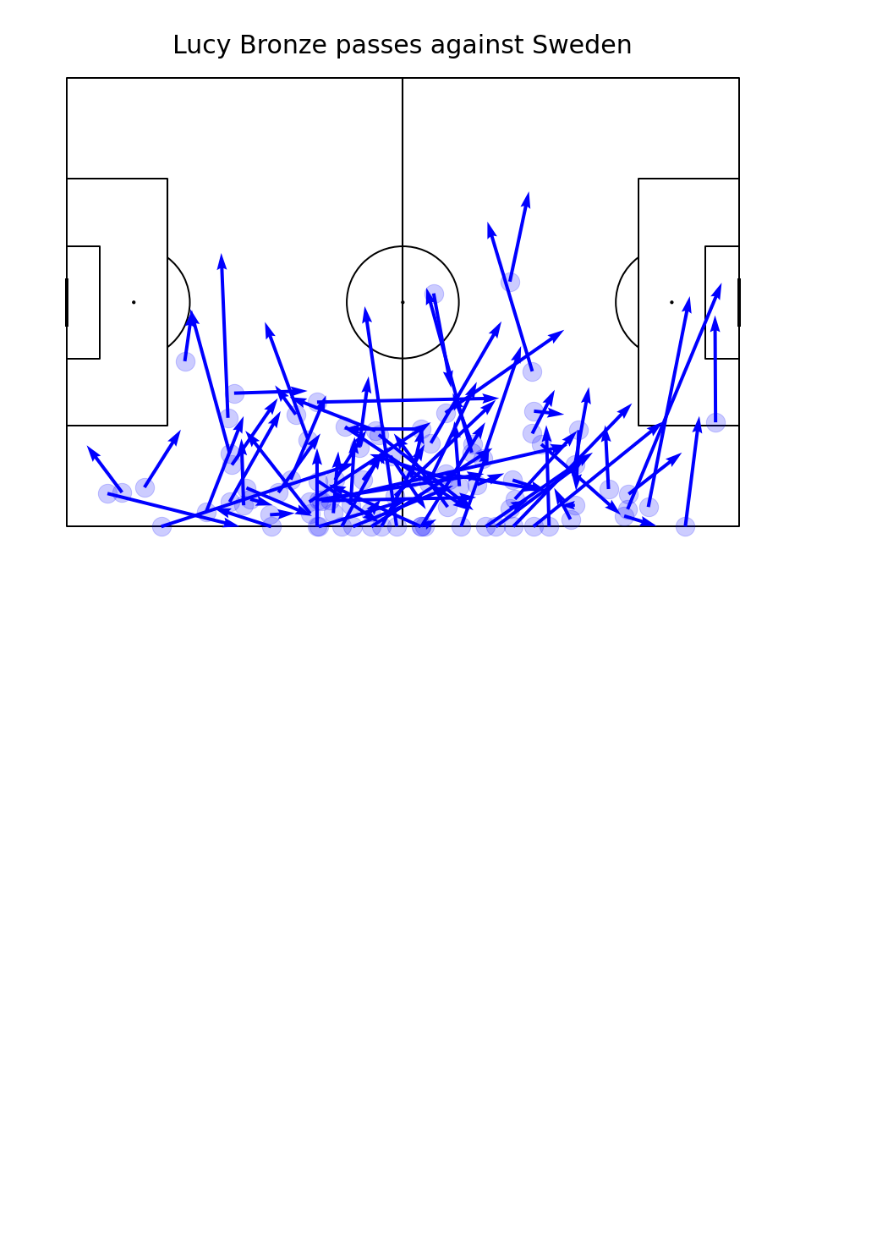
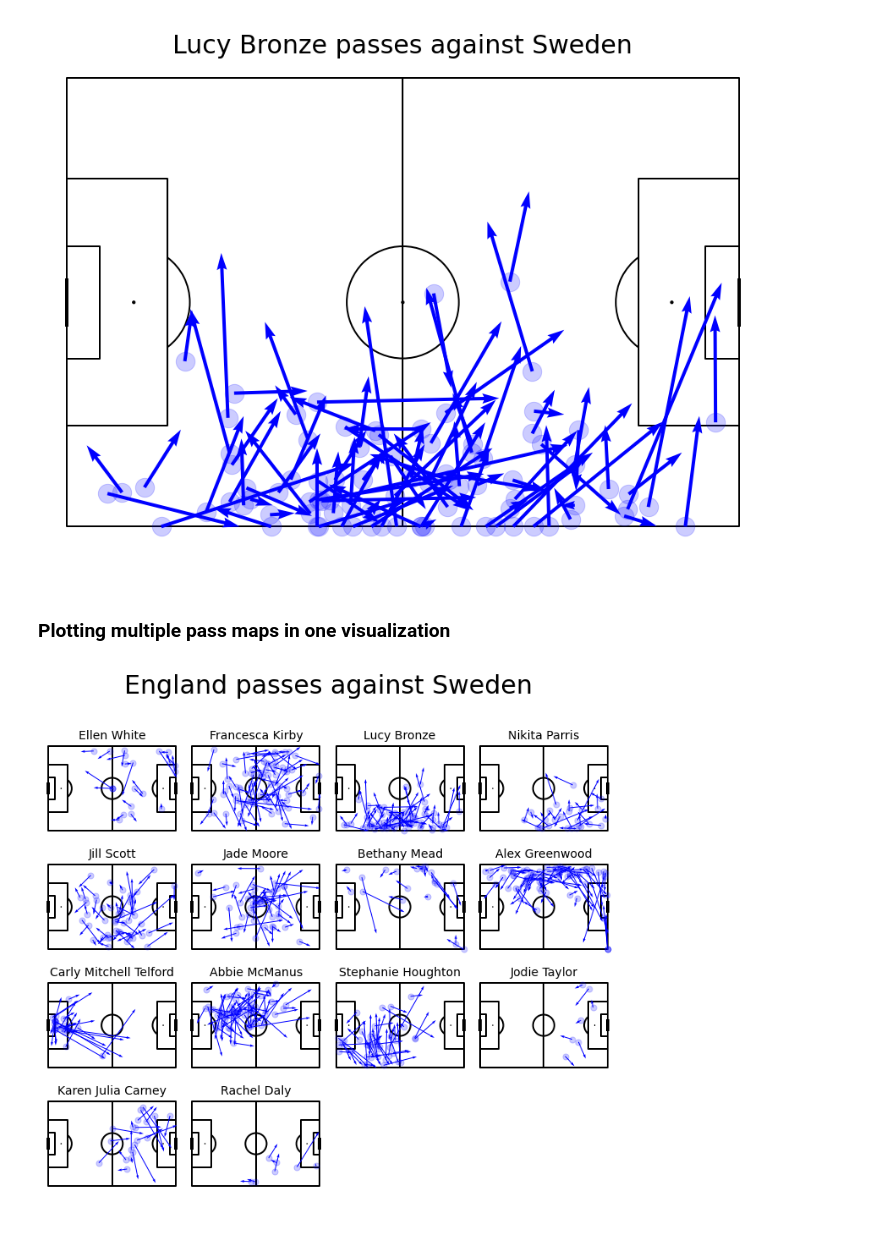
Before and after one commit to curtpond/soccermatics, a Jupyter notebook: passes/pass_plot.ipynb, the cells around one changed output. Cells and saved outputs as stored; diff of their text form; code cells hidden in the pictures; blank space fills up the shorter version.

Commit message:
Added visualization with multiple pass maps on one figure.

```diff
--- a/passes/pass_plot.ipynb
+++ b/passes/pass_plot.ipynb
@@ -107,3 +107,39 @@ fig.suptitle("Lucy Bronze passes against Sweden", fontsize = 30)
 plt.show()
 # %% [output]
 [figure]
+# %% [markdown]
+### Plotting multiple pass maps in one visualization
+# %%
+#prepare the dataframe of passes by England that were no-throw ins
+mask_england = (df.type_name == 'Pass') & (df.team_name == "England Women's") & (df.sub_type_name != "Throw-in")
+df_passes = df.loc[mask_england, ['x', 'y', 'end_x', 'end_y', 'player_name']]
+#get the list of all players who made a pass
+names = df_passes['player_name'].unique()
+
+#draw 4x4 pitches
+pitch = Pitch(line_color='black', pad_top=20)
+fig, axs = pitch.grid(ncols = 4, nrows = 4, grid_height=0.85, title_height=0.06, axis=False,
+                     endnote_height=0.04, title_space=0.04, endnote_space=0.01)
+
+#for each player
+for name, ax in zip(names, axs['pitch'].flat[:len(names)]):
+    #put player name over the plot
+    ax.text(60, -10, name,
+            ha='center', va='center', fontsize=14)
+    #take only passes by this player
+    player_df = df_passes.loc[df_passes["player_name"] == name]
+    #scatter
+    pitch.scatter(player_df.x, player_df.y, alpha = 0.2, s = 50, color = "blue", ax=ax)
+    #plot arrow
+    pitch.arrows(player_df.x, player_df.y,
+            player_df.end_x, player_df.end_y, color = "blue", ax=ax, width=1)
+
+#We have more than enough pitches - remove them
+for ax in axs['pitch'][-1, 16 - len(names):]:
+    ax.remove()
+
+#Another way to set title using mplsoccer
+axs['title'].text(0.5, 0.5, 'England passes against Sweden', ha='center', va='center', fontsize=30)
+plt.show()
+# %% [output]
+[figure, added]
```
Also changed, not shown: parts of 1 cell of this notebook.
